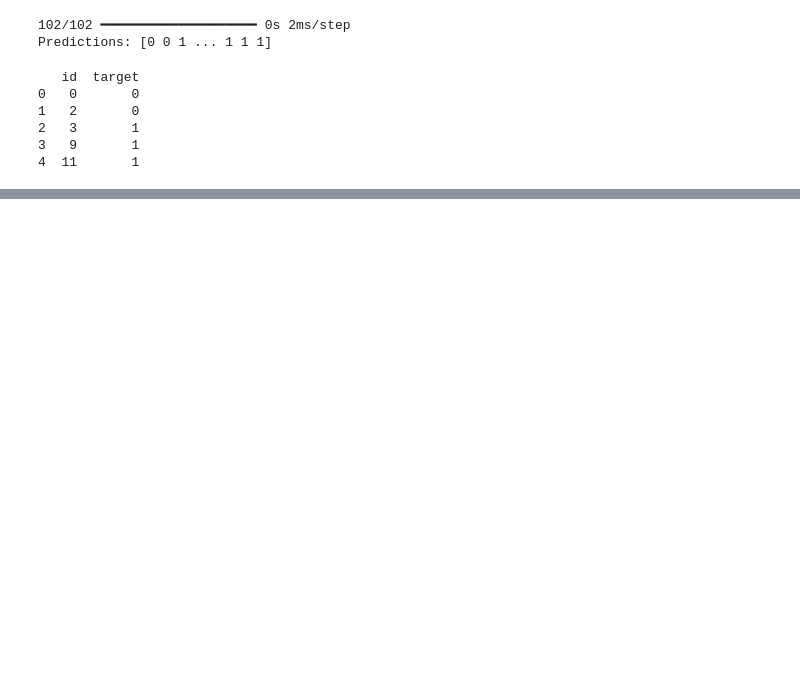
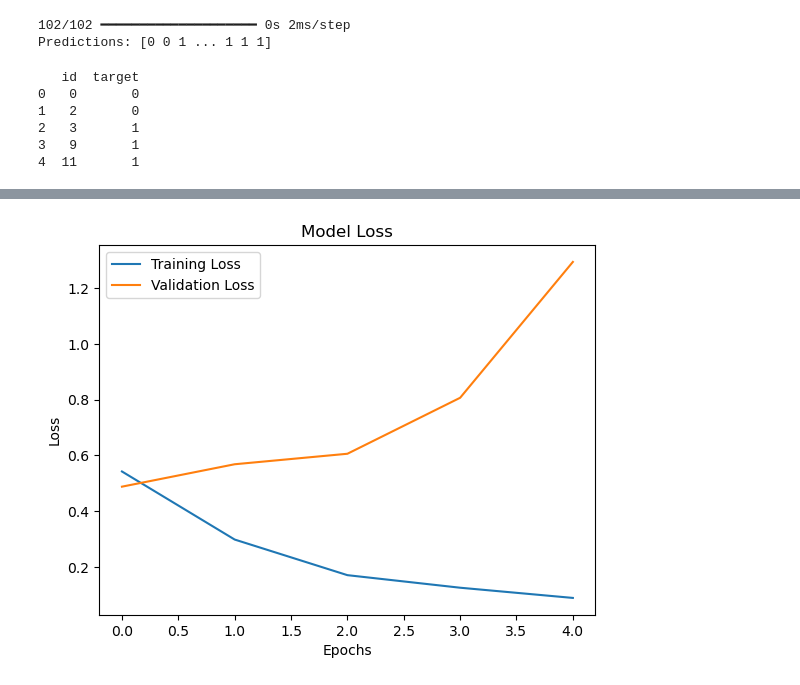
Before and after one commit to novopoli/NLP_tweets_classification, a Jupyter notebook: Disaster_tweets.ipynb, the cells around one changed output, grey strips where cells are left out. Drawn from its saved outputs; the diff is of its cells as text; code cells hidden in the pictures; blank space fills up the shorter version.

```diff
--- a/Disaster_tweets.ipynb
+++ b/Disaster_tweets.ipynb
@@ -833,0 +844,14 @@ submission.to_csv('submission_LSTM.csv', index=False)
+# %%
+model = Sequential([
+    Embedding(input_dim=vocab_size, output_dim=128, input_length=15),
+    LSTM(128, return_sequences=False),
+    Dropout(0.5),
+    Dense(64, activation='relu'),
+    Dropout(0.5),
+    Dense(1, activation='sigmoid')
+])
+
+model.compile(optimizer='adam', loss='binary_crossentropy', metrics=['accuracy'])
+
+model.build(input_shape=(None, max_length))
+model.summary()
@@ -833,0 +878,15 @@ submission.to_csv('submission_LSTM.csv', index=False)
+# %%
+model.compile(
+    optimizer='adam',
+    loss='binary_crossentropy',
+    metrics=['accuracy']
+)
+
+
+history = model.fit(
+    train_padded,train_labels,
+    epochs=20,
+    batch_size=32,
+    validation_split=0.2,
+    callbacks=[early_stopping, model_checkpoint]
+)
@@ -833,0 +904,10 @@ submission.to_csv('submission_LSTM.csv', index=False)
+# %%
+plt.plot(history.history['loss'], label='Training Loss')
+plt.plot(history.history['val_loss'], label='Validation Loss')
+plt.title('Model Loss')
+plt.xlabel('Epochs')
+plt.ylabel('Loss')
+plt.legend()
+plt.show()
+# %% [output]
+[figure, added]
```
Also changed, not shown: parts of 19 cells of this notebook.
